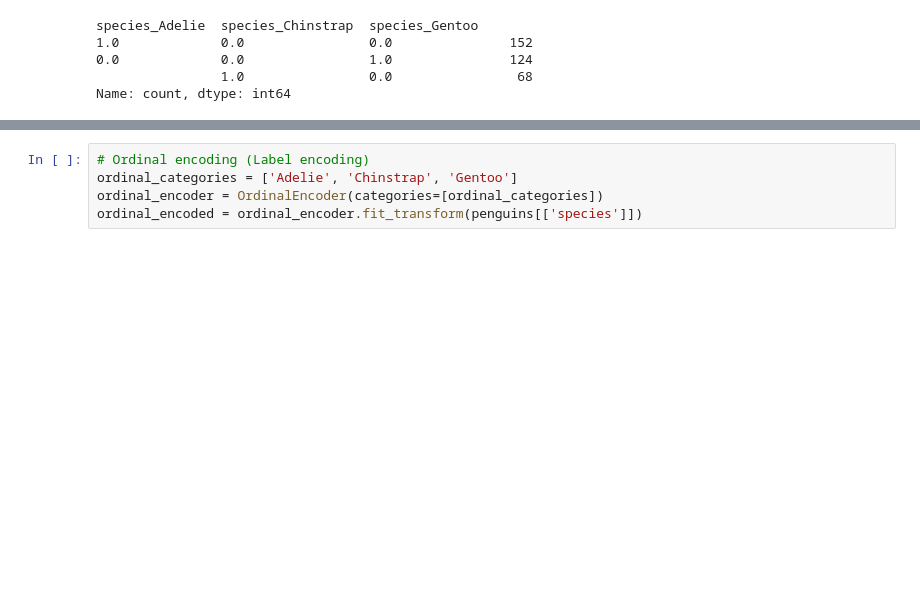
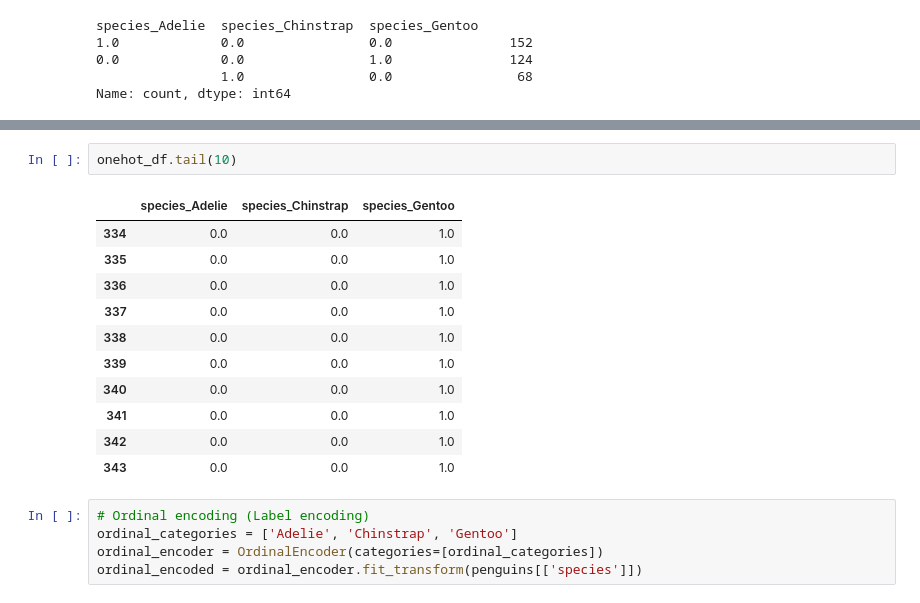
Before and after one commit to skills-cogrammar/C7-Lecture-Backpack, a Jupyter notebook: 3 - Data Science (DS)/Week 06/7 - Sunday (Repeat)/Lecture/preprocessing.ipynb, the cells around one changed output, grey strips where cells are left out. Cells and saved outputs as stored; diff of their text form; blank space fills up the shorter version.

```diff
--- a/3 - Data Science (DS)/Week 06/7 - Sunday (Repeat)/Lecture/preprocessing.ipynb
+++ b/3 - Data Science (DS)/Week 06/7 - Sunday (Repeat)/Lecture/preprocessing.ipynb
@@ -88,3 +119,17 @@ onehot_df.head()
+# %%
+onehot_df.tail(10)
+# %% [output]
+|  | species_Adelie | species_Chinstrap | species_Gentoo |
+| 334 | 0.0 | 0.0 | 1.0 |
+| 335 | 0.0 | 0.0 | 1.0 |
+| 336 | 0.0 | 0.0 | 1.0 |
+| 337 | 0.0 | 0.0 | 1.0 |
+| 338 | 0.0 | 0.0 | 1.0 |
+| 339 | 0.0 | 0.0 | 1.0 |
+| 340 | 0.0 | 0.0 | 1.0 |
+| 341 | 0.0 | 0.0 | 1.0 |
+| 342 | 0.0 | 0.0 | 1.0 |
+| 343 | 0.0 | 0.0 | 1.0 |
 # %%
 # Ordinal encoding (Label encoding)
 ordinal_categories = ['Adelie', 'Chinstrap', 'Gentoo']
```
Also changed, not shown: parts of 8 cells of this notebook, 3 other files.
